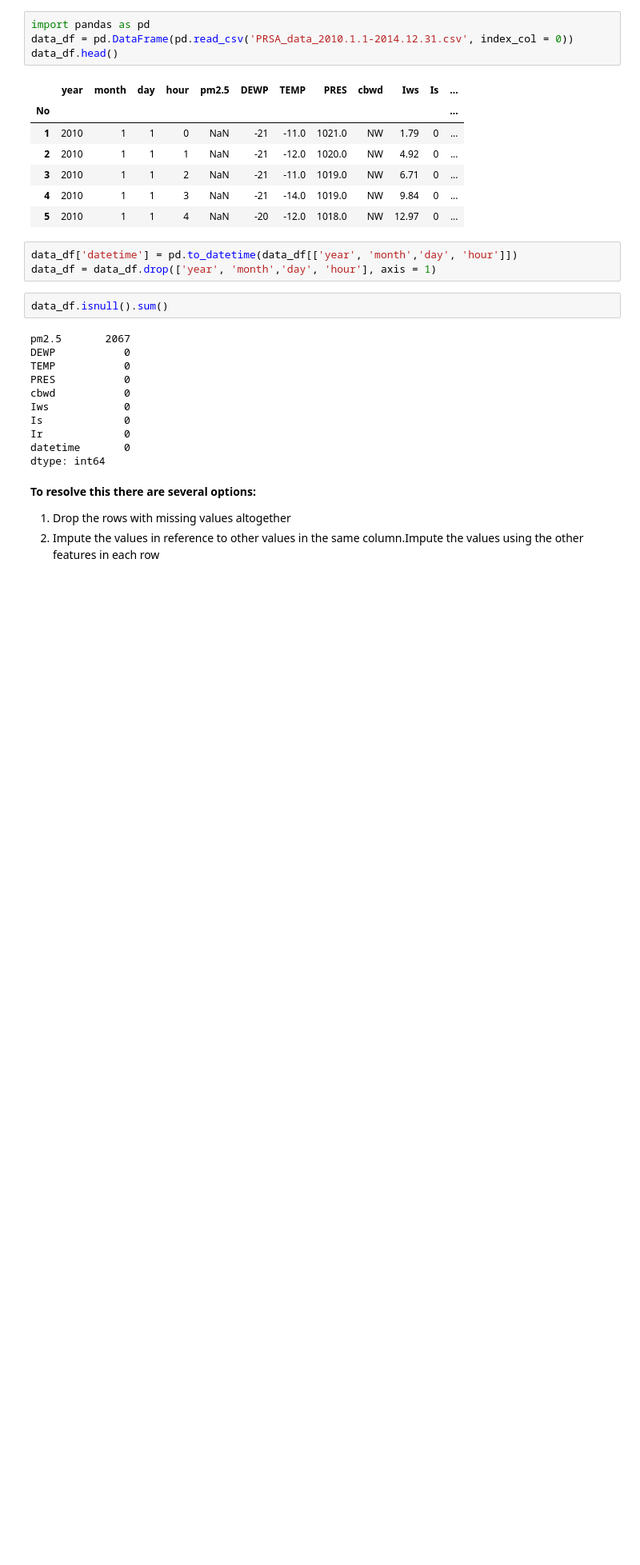
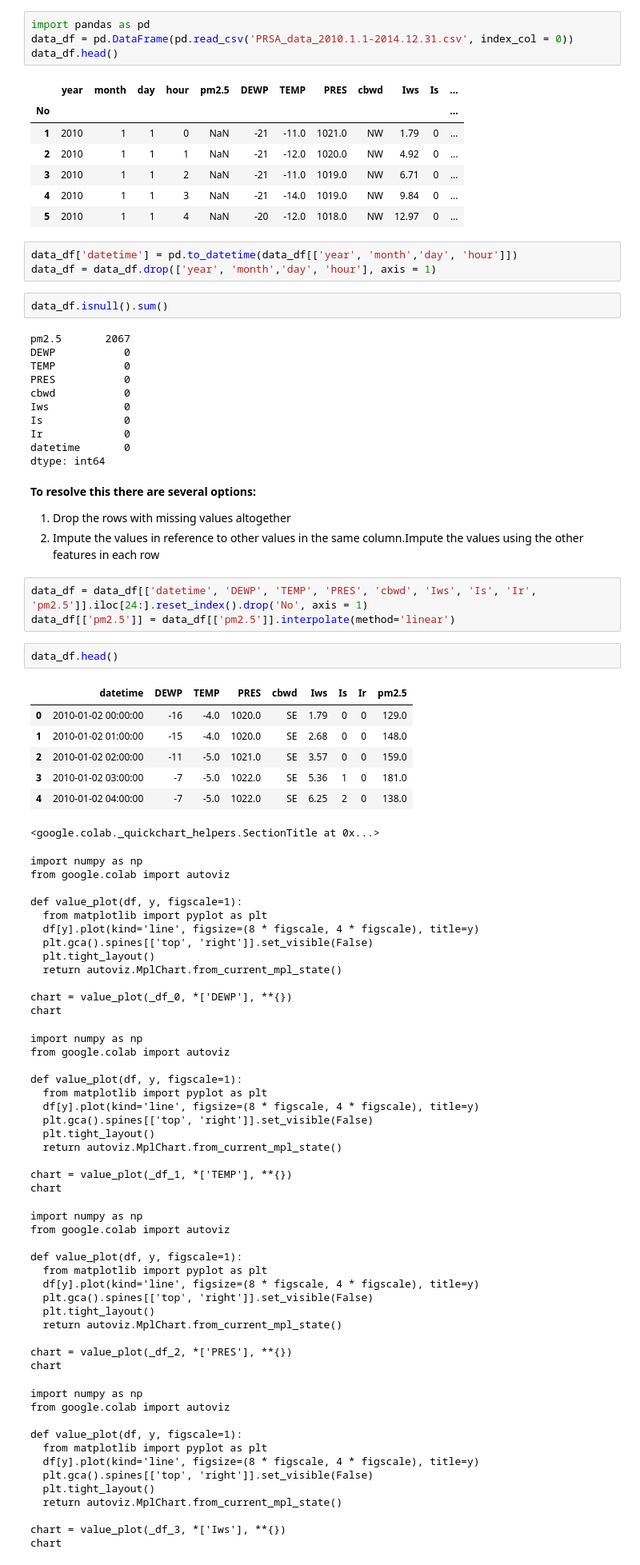
Before and after one commit to MKASAGAR/Airpolution_Dataset_Analysis, a Jupyter notebook: Airprediction01.ipynb, the cells around one changed output. Shown at 80% size. Saved outputs shown, nothing was run; the diff lists cells and outputs as text; blank space fills up the shorter version.

```diff
--- a/Airprediction01.ipynb
+++ b/Airprediction01.ipynb
@@ -77,3 +77,64 @@ dtype: int64
 
 1.   Drop the rows with missing values altogether
 2.   Impute the values in reference to other values in the same column.Impute the values using the other features in each row
+# %%
+data_df = data_df[['datetime', 'DEWP', 'TEMP', 'PRES', 'cbwd', 'Iws', 'Is', 'Ir', 'pm2.5']].iloc[24:].reset_index().drop('No', axis = 1)
+data_df[['pm2.5']] = data_df[['pm2.5']].interpolate(method='linear')
+# %%
+data_df.head()
+# %% [output]
+|  | datetime | DEWP | TEMP | PRES | cbwd | Iws | Is | Ir | pm2.5 |
+| 0 | 2010-01-02 00:00:00 | -16 | -4.0 | 1020.0 | SE | 1.79 | 0 | 0 | 129.0 |
+| 1 | 2010-01-02 01:00:00 | -15 | -4.0 | 1020.0 | SE | 2.68 | 0 | 0 | 148.0 |
+| 2 | 2010-01-02 02:00:00 | -11 | -5.0 | 1021.0 | SE | 3.57 | 0 | 0 | 159.0 |
+| 3 | 2010-01-02 03:00:00 | -7 | -5.0 | 1022.0 | SE | 5.36 | 1 | 0 | 181.0 |
+| 4 | 2010-01-02 04:00:00 | -7 | -5.0 | 1022.0 | SE | 6.25 | 2 | 0 | 138.0 |
+<google.colab._quickchart_helpers.SectionTitle at 0x...>
+import numpy as np
+from google.colab import autoviz
+
+def value_plot(df, y, figscale=1):
+  from matplotlib import pyplot as plt
+  df[y].plot(kind='line', figsize=(8 * figscale, 4 * figscale), title=y)
+  plt.gca().spines[['top', 'right']].set_visible(False)
+  plt.tight_layout()
+  return autoviz.MplChart.from_current_mpl_state()
+
+chart = value_plot(_df_0, *['DEWP'], **{})
+chart
+import numpy as np
+from google.colab import autoviz
+
+def value_plot(df, y, figscale=1):
+  from matplotlib import pyplot as plt
+  df[y].plot(kind='line', figsize=(8 * figscale, 4 * figscale), title=y)
+  plt.gca().spines[['top', 'right']].set_visible(False)
+  plt.tight_layout()
+  return autoviz.MplChart.from_current_mpl_state()
+
+chart = value_plot(_df_1, *['TEMP'], **{})
+chart
+import numpy as np
+from google.colab import autoviz
+
+def value_plot(df, y, figscale=1):
+  from matplotlib import pyplot as plt
+  df[y].plot(kind='line', figsize=(8 * figscale, 4 * figscale), title=y)
+  plt.gca().spines[['top', 'right']].set_visible(False)
+  plt.tight_layout()
+  return autoviz.MplChart.from_current_mpl_state()
+
+chart = value_plot(_df_2, *['PRES'], **{})
+chart
+import numpy as np
+from google.colab import autoviz
+
+def value_plot(df, y, figscale=1):
+  from matplotlib import pyplot as plt
+  df[y].plot(kind='line', figsize=(8 * figscale, 4 * figscale), title=y)
+  plt.gca().spines[['top', 'right']].set_visible(False)
+  plt.tight_layout()
+  return autoviz.MplChart.from_current_mpl_state()
+
+chart = value_plot(_df_3, *['Iws'], **{})
+chart
```
Also changed, not shown: parts of 15 cells of this notebook.
